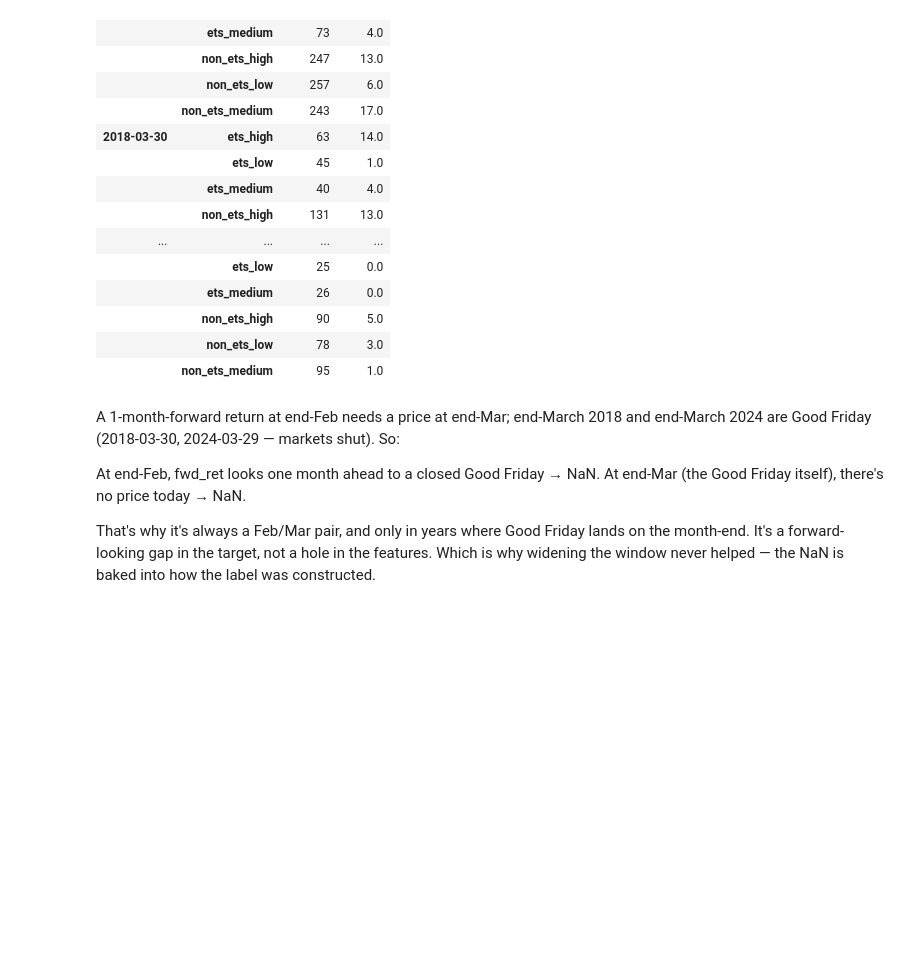
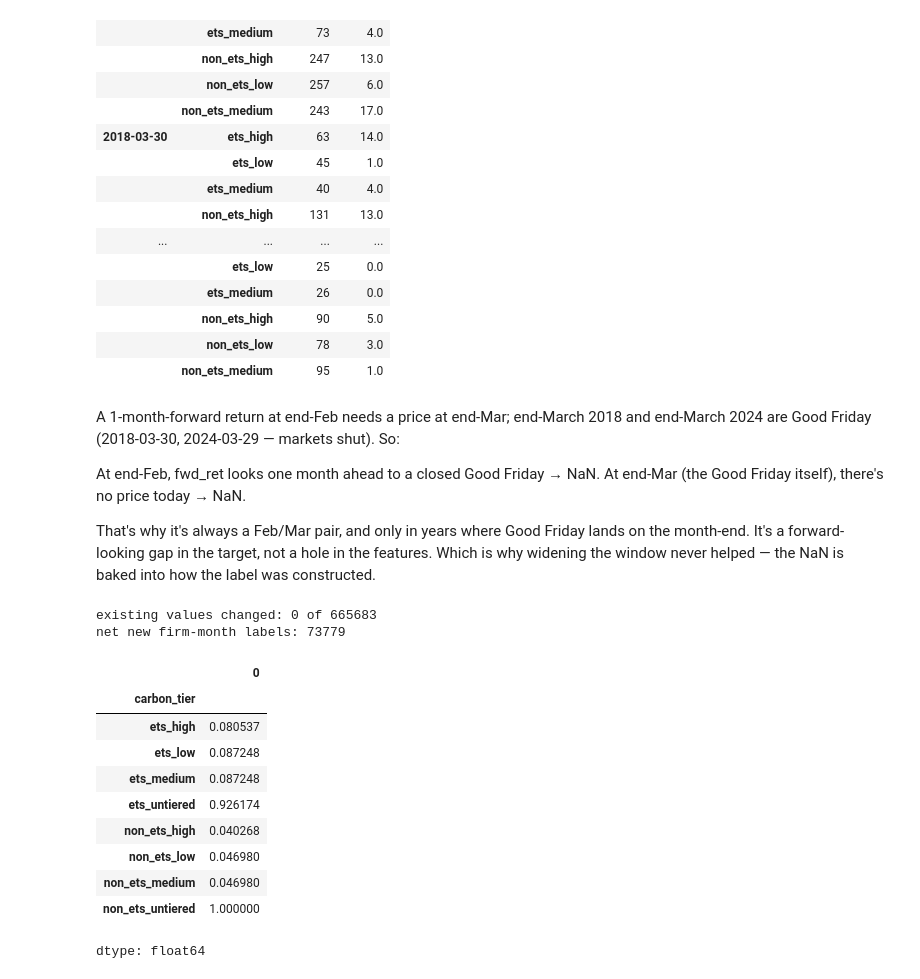
Before and after one commit to salinela/carbon-portfolio-project-v2, a Jupyter notebook: notebooks/08_eda.ipynb, the cells around one changed output. Drawn from its saved outputs; the diff is of its cells as text; code cells hidden in the pictures; blank space fills up the shorter version.

```diff
--- a/notebooks/08_eda.ipynb
+++ b/notebooks/08_eda.ipynb
@@ -354,0 +319,32 @@ That's why it's always a Feb/Mar pair, and only in years where Good Friday lands
+# %%
+label_v2.to_parquet(f"{DRIVE}/label_forward_return_v2.parquet")
+
+j = label.merge(label_v2, on=["company_id","date"], suffixes=("_old","_new"))
+
+print("existing values changed:",
+      int((~np.isclose(j.fwd_ret_old, j.fwd_ret_new, atol=1e-9)).sum()), "of", len(j))
+print("net new firm-month labels:", len(label_v2) - len(label))
+# %% [output]
+existing values changed: 0 of 665683
+net new firm-month labels: 73779
+# %%
+# repoint the panel load at the fixed label
+label = pd.read_parquet(f"{DRIVE}/label_forward_return_v2.parquet")
+panel = features.pivot_table(index=["company_id","date"], columns="signal_name", values="value")
+panel = panel.join(label.set_index(["company_id","date"])["fwd_ret"])
+
+panel_t = eda.attach_tier_asof(panel, fy)
+tret = eda.tier_portfolio_returns(panel_t).loc["2014-01-01":]
+tret.isna().mean()
+# %% [output]
+|  | 0 |
+| carbon_tier |  |
+| ets_high | 0.080537 |
+| ets_low | 0.087248 |
+| ets_medium | 0.087248 |
+| ets_untiered | 0.926174 |
+| non_ets_high | 0.040268 |
+| non_ets_low | 0.046980 |
+| non_ets_medium | 0.046980 |
+| non_ets_untiered | 1.000000 |
+dtype: float64
```
Also changed, not shown: parts of 10 cells of this notebook.
